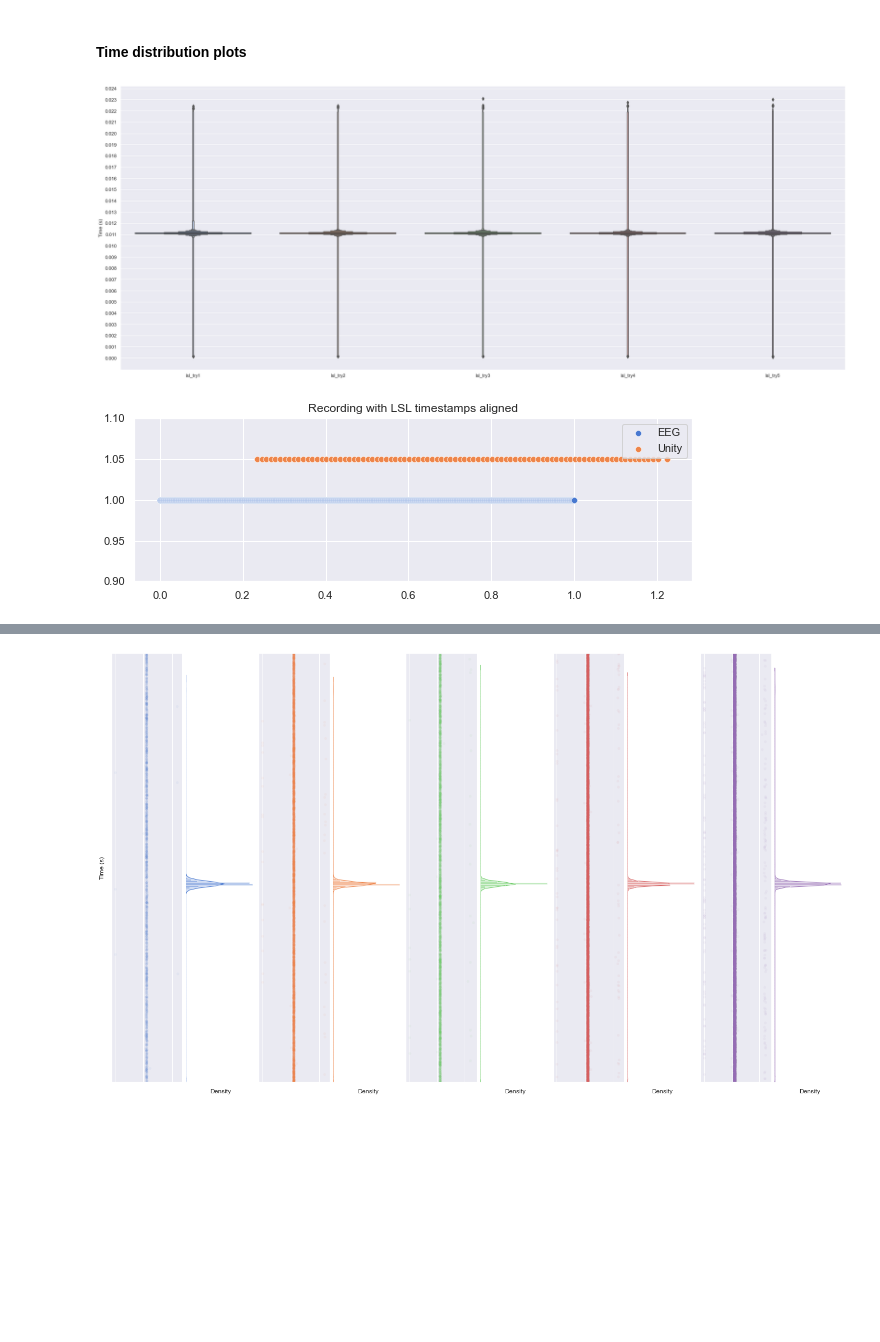
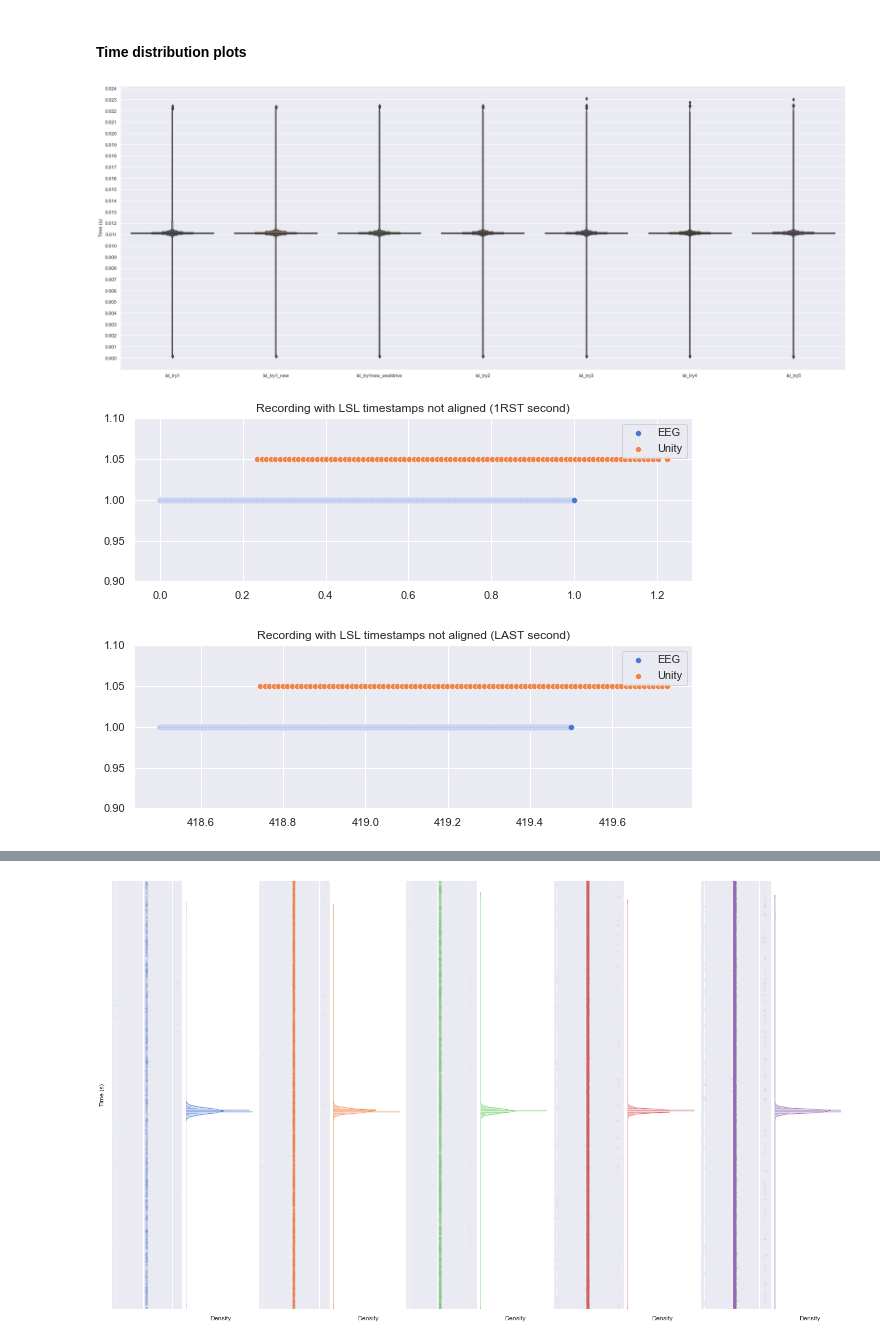
Before and after one commit to JohnMadrid/lsl_latency_corout_analysis, a Jupyter notebook: analysis_John.ipynb, the cells around one changed output, grey strips where cells are left out. Drawn from its saved outputs; the diff is of its cells as text; code cells hidden in the pictures; blank space fills up the shorter version.

Commit message:
New datasets with Westdrive computer also show same behavior

```diff
--- a/analysis_John.ipynb
+++ b/analysis_John.ipynb
@@ -139,7 +141,6 @@ for k in main_bar:
     pbar.set_postfix(postfix)
     streams, fileheader = pyxdf.load_xdf(f"lsl_coroutines_data/{file}")
     #here in streams we have the data, usually you will look at time_streams (sample at each timepoint) and time_stamps
-    #display(streams)
 
     # select the data stream channels
     c_ch, e_ch = select_streams(streams)
@@ -164,7 +165,6 @@ for k in main_bar:
     recordings[k]["unity"] = {"info": {}}
     recordings[k]["eeg"] = {"info": {}}
 
-
     for key in i_keys:
         u_v = streams[c_ch]["info"][key]
         e_v = streams[e_ch]["info"][key]
@@ -174,6 +174,7 @@ for k in main_bar:
             e_v = e_v[0]
         recordings[k]["unity"]["info"][key] = u_v
         recordings[k]["eeg"]["info"][key] = e_v
+
     for key in f_keys:
         u_v = streams[c_ch]["footer"]["info"][key]
         e_v = streams[e_ch]["footer"]["info"][key]
@@ -183,7 +184,14 @@ for k in main_bar:
         recordings[k]["unity"]["info"][key] = u_v
         recordings[k]["eeg"]["info"][key] = e_v
 
-    #display(recordings)
+    # display(recordings)
+    # store if two computers were used (hostname comparison)
+    u_host = recordings[k]["unity"]["info"]["hostname"]
+    e_host = recordings[k]["eeg"]["info"]["hostname"]
+    recordings[k]["two_computers"] = u_host != e_host
+    pbar.update(1)
+
+    # display(recordings)
     # store if two computers were used (hostname comparison)
     u_host = recordings[k]["unity"]["info"]["hostname"]
     e_host = recordings[k]["eeg"]["info"]["hostname"]
@@ -198,8 +206,7 @@ for k in main_bar:
     recordings[k]["unity"]["time_stamps"] = streams[c_ch]["time_stamps"]
     recordings[k]["eeg"]["time_stamps"] = streams[e_ch]["time_stamps"]
     pbar.update(1)
-
-    #display(recordings)
+    # display(recordings)
 
     # 4. Compare streams timestamps distance and order
     # store EEG received first (True/False)
@@ -208,6 +215,8 @@ for k in main_bar:
     unity_first = streams[c_ch]["time_stamps"][0]
     eeg_first = streams[e_ch]["time_stamps"][0]
     time_diff = unity_first - eeg_first
+
+    # display(time_diff)
     # if diff bigger than eeg sample distance (0.98ms), something went wrong
     # bool cast needed, otherwise type is numpy bool
     recordings[k]["eeg_starts"] = bool(time_diff >= -0.00098)
@@ -215,21 +224,27 @@ for k in main_bar:
     recordings[k]["lsl_aligned"] = bool(time_diff < 1)
     pbar.update(1)
 
-    #display(recordings)
-     # 5. Correct and store timestamps
+    display(recordings[k]["eeg_starts"])
+    display(recordings[k]["lsl_aligned"])
+    # 5. Correct and store timestamps
     postfix = {"step": "5. Correct and store timestamps", "file": file}
     pbar.set_postfix(postfix)
+
     u_corrected = correct_timestamps(streams[c_ch]["time_stamps"])
     e_corrected = correct_timestamps(streams[e_ch]["time_stamps"])
+
     # recorrect unity timestamps starting one of the streams at 0
     # shift values according to the diff: add diff to eeg or to unity
+    ### ----- Unnecessary ? ----
     if time_diff < 0:
         e_corrected = np.array([i + abs(time_diff) for i in e_corrected])
     else:
         u_corrected = np.array([i + time_diff for i in u_corrected])
-    # store corrected timestamps (timestamps -> corrected, time_stamps -> original)
+    # # store corrected timestamps (timestamps -> corrected, time_stamps -> original)
     recordings[k]["unity"]["timestamps"] = u_corrected
     recordings[k]["eeg"]["timestamps"] = e_corrected
+    display(u_corrected)
+    display(e_corrected)
     pbar.update(1)
 
      # 6. Store Unity values (audio playing and color changed)
@@ -491,19 +527,32 @@ plt.ylabel("Time (s)")
 plt.tight_layout()
 plt.show()
 # %% [output]
-[figure, old version]
+[figure, new version]
 # %%
 %matplotlib inline
 sns.set_style("darkgrid")  # set seaborn plotting style
 palette = itertools.cycle(sns.color_palette(palette="muted"))
 plt.figure(figsize=(10, 3))
-plt.title("Recording with LSL timestamps aligned")
+plt.title("Recording with LSL timestamps not aligned (1RST second)")
 ey = [1 for d in recordings[0]["eeg"]["timestamps"][:1024]]
 uy = [1.05 for d in recordings[0]["unity"]["timestamps"][:90]]
 sns.scatterplot(x=recordings[0]["eeg"]["timestamps"][:1024], y=ey, color=next(palette))
 sns.scatterplot(x=recordings[0]["unity"]["timestamps"][:90], y=uy, color=next(palette))
 plt.ylim(0.9, 1.1)
 plt.legend(["EEG", "Unity"])
 plt.show()
+
+sns.set_style("darkgrid")  # set seaborn plotting style
+palette = itertools.cycle(sns.color_palette(palette="muted"))
+plt.figure(figsize=(10, 3))
+plt.title("Recording with LSL timestamps not aligned (LAST second)")
+ey = [1 for d in recordings[2]["eeg"]["timestamps"][-1024:]]
+uy = [1.05 for d in recordings[2]["unity"]["timestamps"][-90:]]
+sns.scatterplot(x=recordings[2]["eeg"]["timestamps"][-1024:], y=ey, color=next(palette))
+sns.scatterplot(x=recordings[2]["unity"]["timestamps"][-90:], y=uy, color=next(palette))
+plt.ylim(0.9, 1.1)
+plt.legend(["EEG", "Unity"])
+plt.show()
 # %% [output]
-[figure, old version]
+[figure, new version]
+[figure, added]
```
Also changed, not shown: parts of 13 cells of this notebook, 1 other file.
